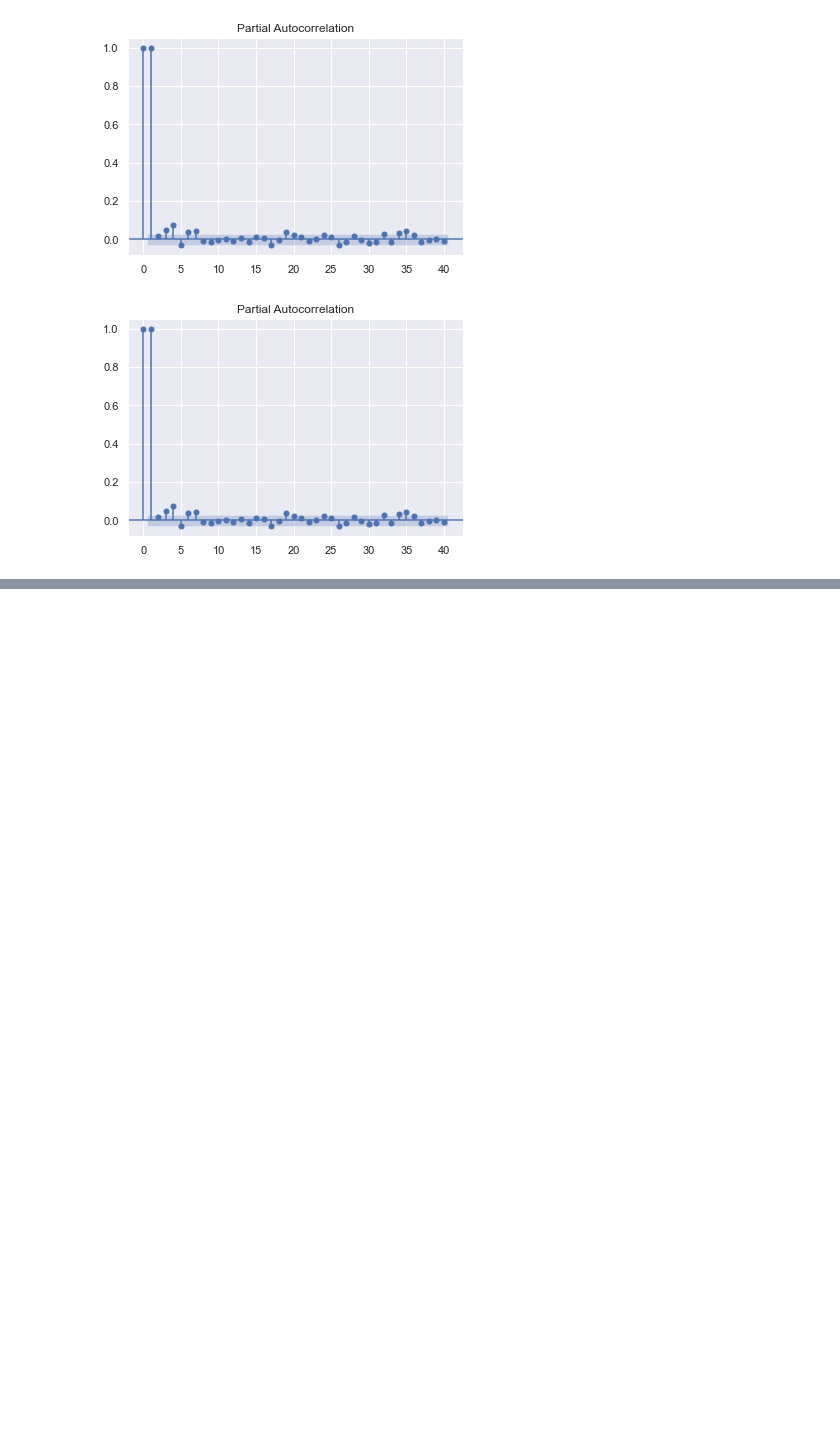
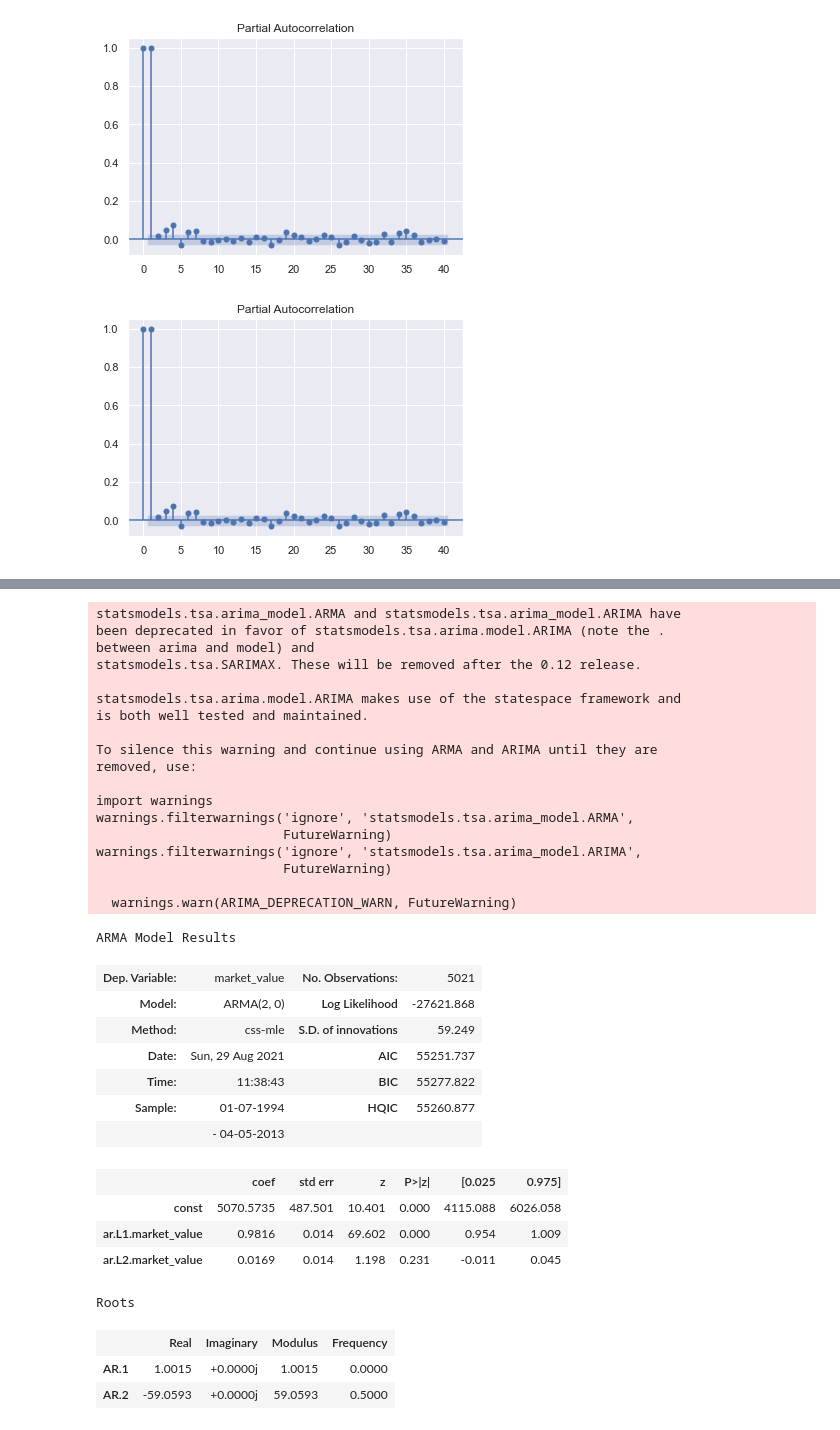
Before and after one commit to mark-2002/Time-Series-Analysis-with-Python, a Jupyter notebook: Auto Regressive Model.ipynb, the cells around one changed output, grey strips where cells are left out. Cells and saved outputs as stored; diff of their text form; code cells hidden in the pictures; blank space fills up the shorter version.

```diff
--- a/Auto Regressive Model.ipynb
+++ b/Auto Regressive Model.ipynb
@@ -48,0 +85,39 @@ NameError: name 'model_ar' is not defined
+# %%
+model_ar2 = ARMA(df.market_value, order = (2,0))
+results_ar2 = model_ar2.fit()
+results_ar2.summary()
+# %% [output]
+statsmodels.tsa.arima_model.ARMA and statsmodels.tsa.arima_model.ARIMA have
+been deprecated in favor of statsmodels.tsa.arima.model.ARIMA (note the .
+between arima and model) and
+statsmodels.tsa.SARIMAX. These will be removed after the 0.12 release.
+
+statsmodels.tsa.arima.model.ARIMA makes use of the statespace framework and
+is both well tested and maintained.
+
+To silence this warning and continue using ARMA and ARIMA until they are
+removed, use:
+
+import warnings
+warnings.filterwarnings('ignore', 'statsmodels.tsa.arima_model.ARMA',
+                        FutureWarning)
+warnings.filterwarnings('ignore', 'statsmodels.tsa.arima_model.ARIMA',
+                        FutureWarning)
+
+  warnings.warn(ARIMA_DEPRECATION_WARN, FutureWarning)
+ARMA Model Results
+| Dep. Variable: | market_value | No. Observations: | 5021 |
+| Model: | ARMA(2, 0) | Log Likelihood | -27621.868 |
+| Method: | css-mle | S.D. of innovations | 59.249 |
+| Date: | Sun, 29 Aug 2021 | AIC | 55251.737 |
+| Time: | 11:38:43 | BIC | 55277.822 |
+| Sample: | 01-07-1994 | HQIC | 55260.877 |
+|  | - 04-05-2013 |  |  |
+|  | coef | std err | z | P>|z| | [0.025 | 0.975] |
+| const | 5070.5735 | 487.501 | 10.401 | 0.000 | 4115.088 | 6026.058 |
+| ar.L1.market_value | 0.9816 | 0.014 | 69.602 | 0.000 | 0.954 | 1.009 |
+| ar.L2.market_value | 0.0169 | 0.014 | 1.198 | 0.231 | -0.011 | 0.045 |
+Roots
+|  | Real | Imaginary | Modulus | Frequency |
+| AR.1 | 1.0015 | +0.0000j | 1.0015 | 0.0000 |
+| AR.2 | -59.0593 | +0.0000j | 59.0593 | 0.5000 |
```
Also changed, not shown: parts of 9 cells of this notebook.
